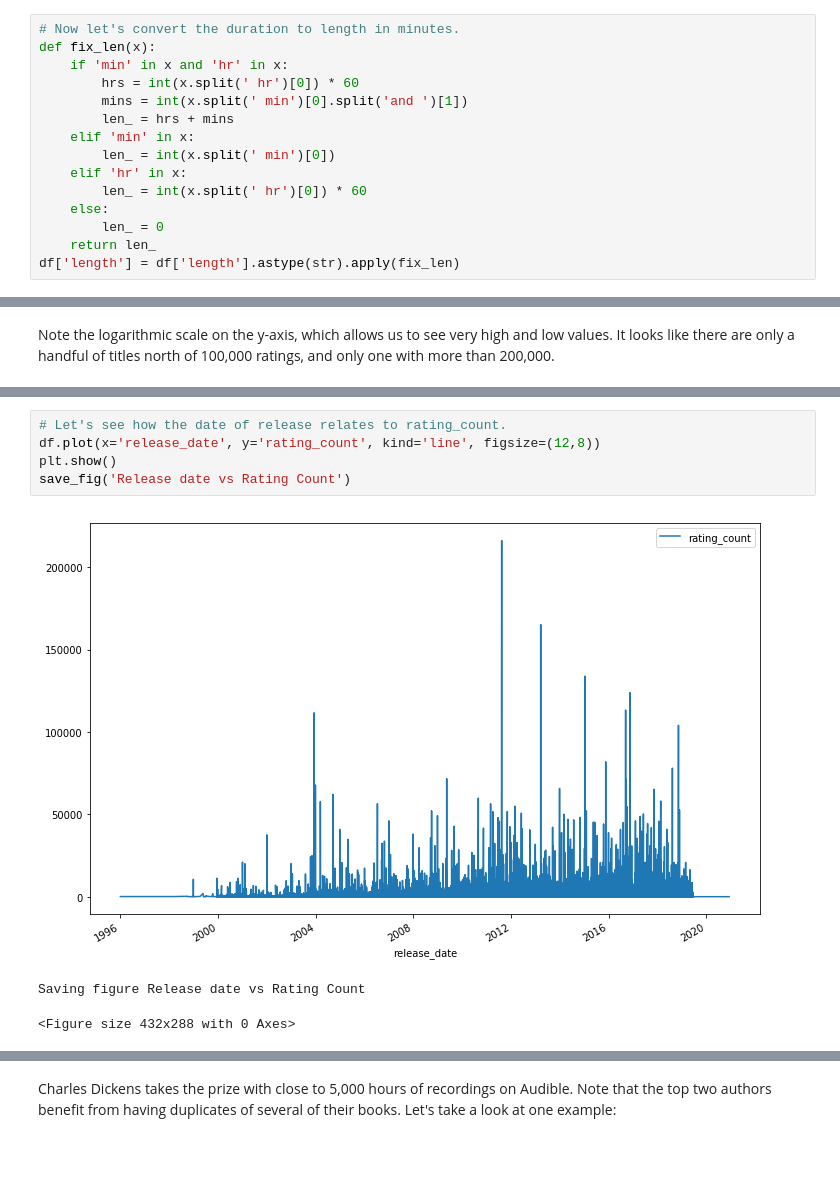
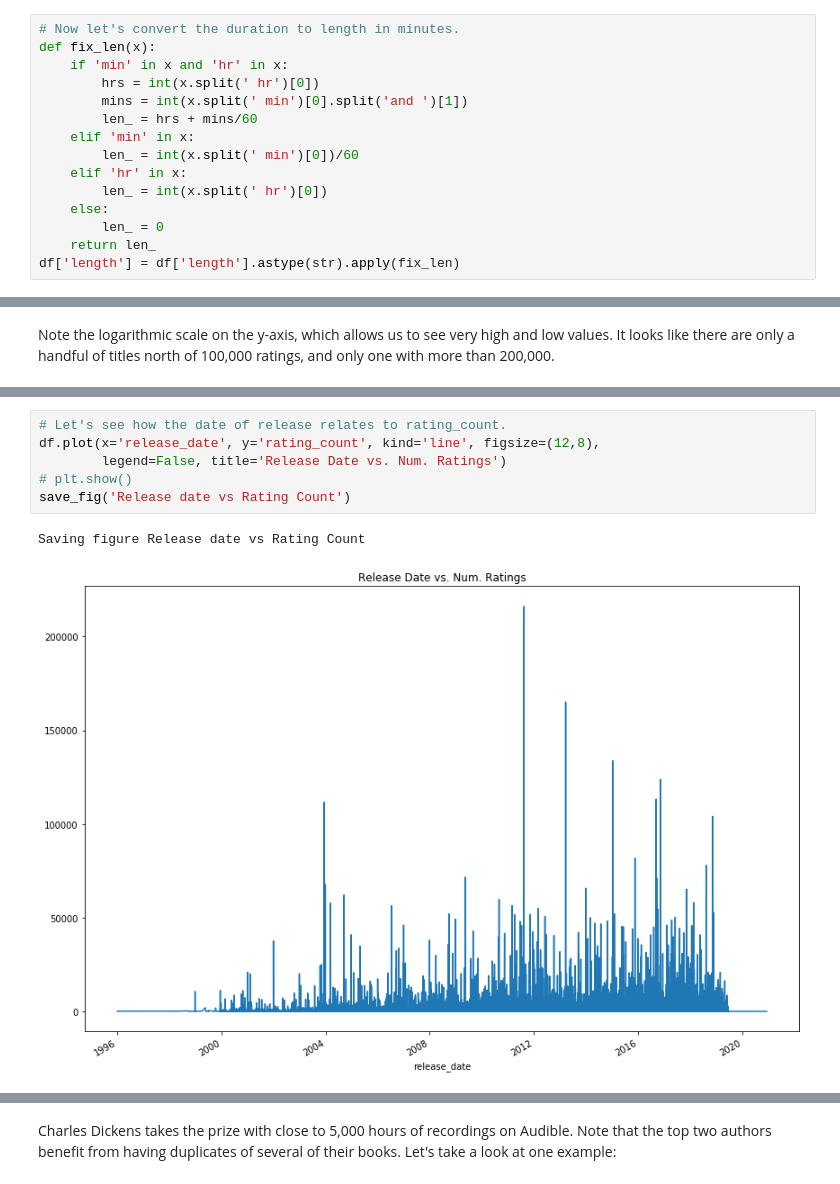
Before and after one commit to tobymanders/data-projects, a Jupyter notebook: audible_eda/audible_data_analysis.ipynb, the cells around one changed output, grey strips where cells are left out. Cells and saved outputs as stored; diff of their text form; blank space fills up the shorter version.

```diff
--- a/audible_eda/audible_data_analysis.ipynb
+++ b/audible_eda/audible_data_analysis.ipynb
@@ -127,13 +129,13 @@ df['release_date'] = pd.to_datetime(df['release_date'], infer_datetime_format=Tr
 # Now let's convert the duration to length in minutes.
 def fix_len(x):
     if 'min' in x and 'hr' in x:
-        hrs = int(x.split(' hr')[0]) * 60
+        hrs = int(x.split(' hr')[0])
         mins = int(x.split(' min')[0].split('and ')[1])
-        len_ = hrs + mins
+        len_ = hrs + mins/60
     elif 'min' in x:
-        len_ = int(x.split(' min')[0])
+        len_ = int(x.split(' min')[0])/60
     elif 'hr' in x:
-        len_ = int(x.split(' hr')[0]) * 60
+        len_ = int(x.split(' hr')[0])
     else:
         len_ = 0
     return len_
@@ -220,9 +257,9 @@ df.nlargest(10, 'rating_count')[['title', 'author', 'rating_count']]
 # %%
 # Let's see how the date of release relates to rating_count.
-df.plot(x='release_date', y='rating_count', kind='line', figsize=(12,8))
-plt.show()
+df.plot(x='release_date', y='rating_count', kind='line', figsize=(12,8),
+        legend=False, title='Release Date vs. Num. Ratings')
+# plt.show()
 save_fig('Release date vs Rating Count')
 # %% [output]
+Saving figure Release date vs Rating Count
-[figure, old version]
+[figure, new version]
-Saving figure Release date vs Rating Count
-<Figure size 432x288 with 0 Axes>
```
Also changed, not shown: parts of 39 cells of this notebook, 1 other file.
